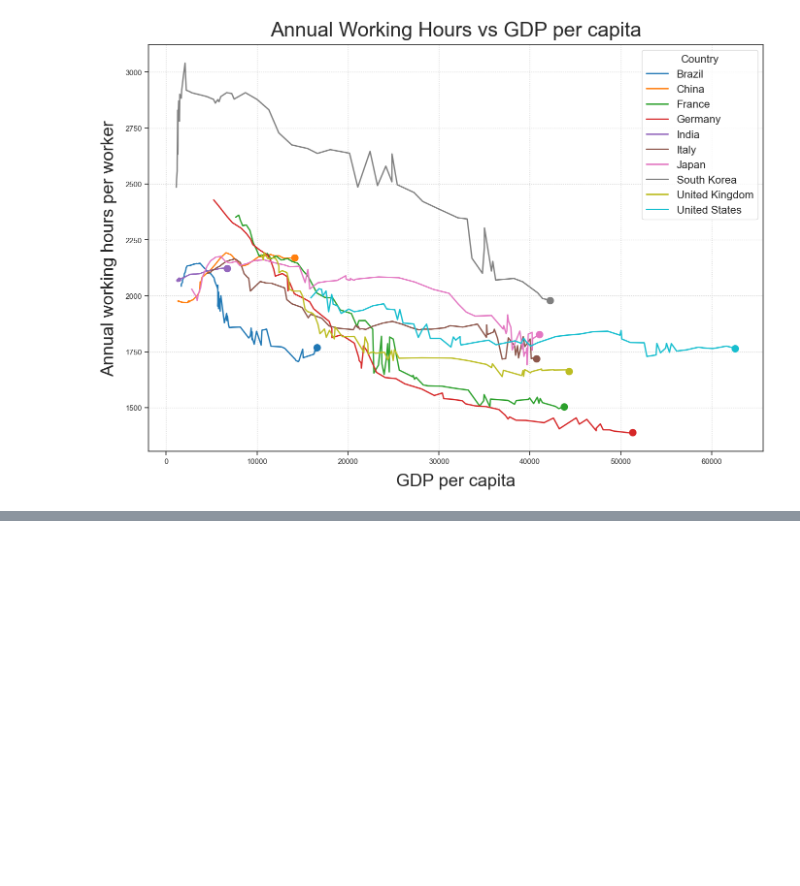
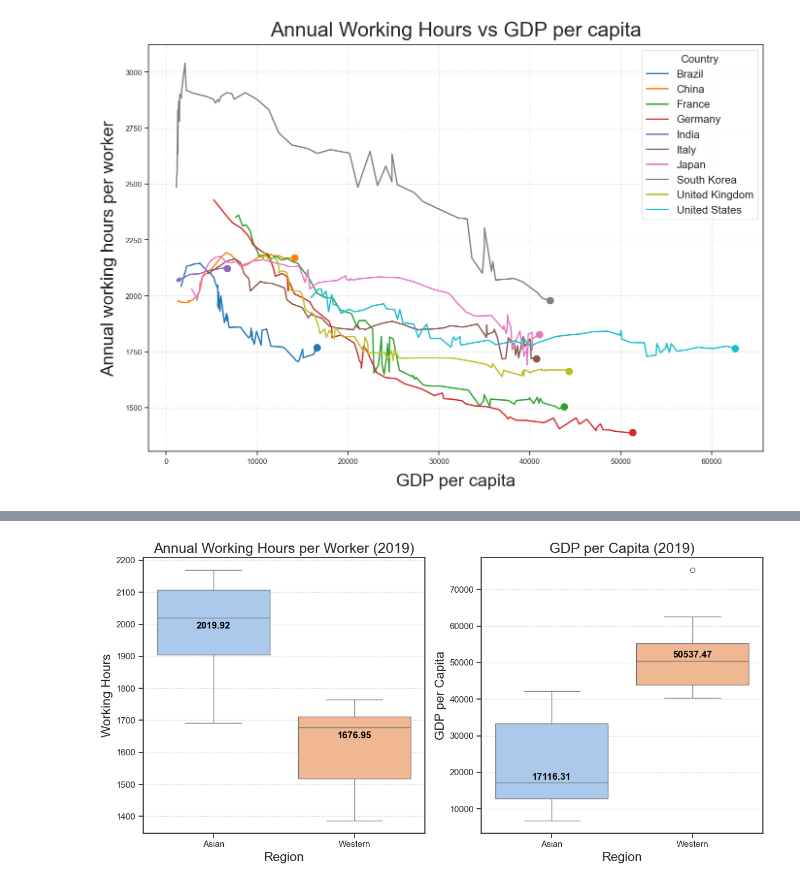
Before and after one commit to VUDataSci/data-presentation-kuangxh9, a Jupyter notebook: EDA_presentation.ipynb, the cells around one changed output, grey strips where cells are left out. Saved outputs shown, nothing was run; the diff lists cells and outputs as text; code cells hidden in the pictures; blank space fills up the shorter version.

```diff
--- a/EDA_presentation.ipynb
+++ b/EDA_presentation.ipynb
@@ -289,0 +330,35 @@ plt.show()
+# %%
+asian_stats = asian_country_df[asian_country_df['Year'] == 2019][['Entity', 'Year', 'Annual working hours per worker', 'GDP per capita (output, multiple price benchmarks)']]
+asian_stats['Region'] = 'Asian'
+asian_stats.dropna(inplace=True)
+# %%
+western_stats = western_country_df[western_country_df['Year'] == 2019][['Entity', 'Year', 'Annual working hours per worker', 'GDP per capita (output, multiple price benchmarks)']]
+western_stats['Region'] = 'Western'
+western_stats.dropna(inplace=True)
+# %%
+df_combined_region = pd.concat([asian_stats, western_stats])
+fig, ax = plt.subplots(1, 2, figsize=(12, 6))
+
+sns.boxplot(x="Region", y="Annual working hours per worker", hue="Region", palette='pastel', data=df_combined_region, ax=ax[0])
+ax[0].set_title("Annual Working Hours per Worker (2019)", fontsize=18)
+ax[0].set_ylabel("Working Hours", fontsize=16)
+ax[0].set_xlabel("Region", fontsize=16)
+ax[0].grid(linewidth=1, linestyle=':', axis='y')
+for i, country_type in enumerate(df_combined_region["Region"].unique()):
+    median = df_combined_region[df_combined_region["Region"] == country_type]["Annual working hours per worker"].median()
+    ax[0].text(i, median - 25, f'{median:.2f}', ha='center', va='center', fontweight='bold', color='black')
+
+sns.boxplot(x="Region", y="GDP per capita (output, multiple price benchmarks)", hue="Region", palette='pastel', data=df_combined_region, ax=ax[1])
+ax[1].set_title("GDP per Capita (2019)", fontsize=18)
+ax[1].set_ylabel("GDP per Capita", fontsize=16)
+ax[1].set_xlabel("Region", fontsize=16)
+ax[1].grid(linewidth=1, linestyle=':', axis='y')
+for i, country_type in enumerate(df_combined_region["Region"].unique()):
+    median = df_combined_region[df_combined_region["Region"] == country_type]["GDP per capita (output, multiple price benchmarks)"].median()
+    ax[1].text(i, median + 1500, f'{median:.2f}', ha='center', va='center', fontweight='bold', color='black')
+
+plt.tight_layout()
+plt.savefig('boxplot_02.png')
+plt.show()
+# %% [output]
+[figure, added]
```
Also changed, not shown: parts of 7 cells of this notebook, 6 other files.
